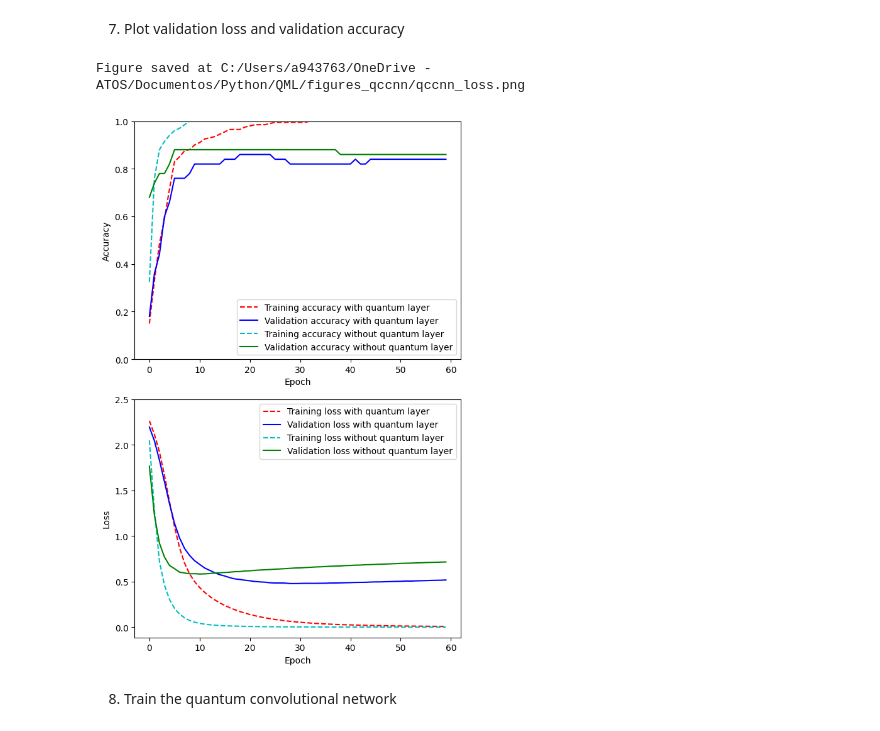
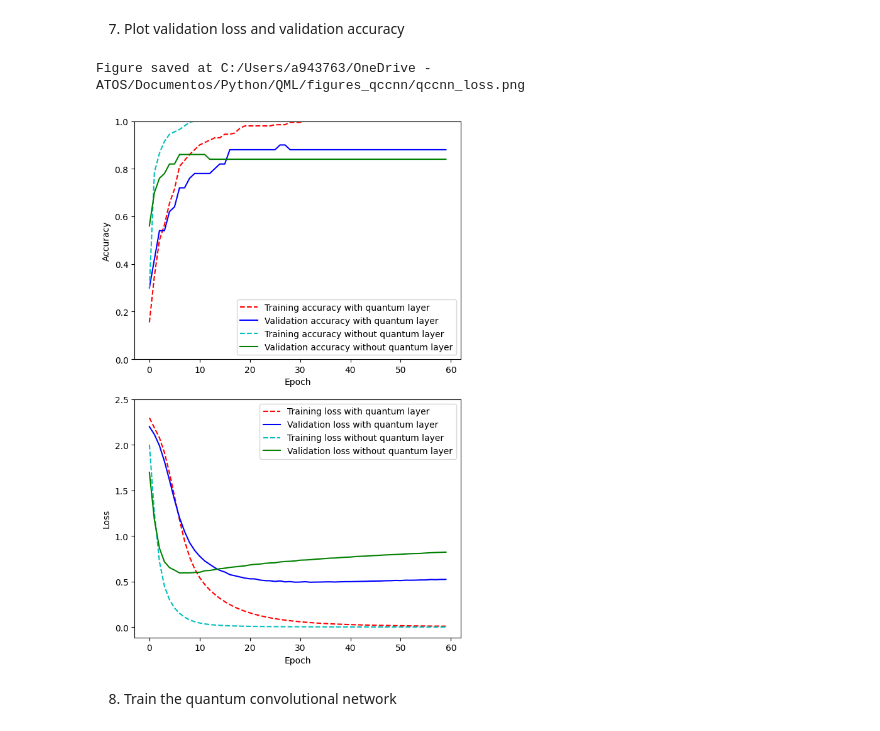
Before and after one commit to cesar-hernando/QML, a Jupyter notebook: qccnn_mnist_new.ipynb, the cells around one changed output. Saved outputs shown, nothing was run; the diff lists cells and outputs as text; code cells hidden in the pictures.

```diff
--- a/qccnn_mnist_new.ipynb
+++ b/qccnn_mnist_new.ipynb
@@ -43,8 +44,8 @@ from myQML import QCCNN, Angle_Encoding
 # %% [markdown]
 1. Load the MNIST dataset, selecting the number of training and test images, and then normalize the image pixels to values between 0 and 1.
 # %%
-n_training_images = 200
-n_test_images = 50
+n_training_images = 300
+n_test_images = 75
 
 mnist_dataset = tf.keras.datasets.mnist
 (train_images, train_labels), (test_images, test_labels) = mnist_dataset.load_data()
@@ -186,9 +187,6 @@ class Custom_QCCNN(QCCNN):
             loss=self.loss,
             metrics=["accuracy"],
         )
-        if self.opt_model_path is not None:
-            # Save the model to the specified path
-            model.save(self.opt_model_path + 'qccnn_model_v0.keras')
 
         return model
 # %% [markdown]
@@ -205,7 +203,7 @@ KeyboardInterrupt:
 # %% [markdown]
 5. Upload the quantum_train_images and quantum_test_images if required and create the qccnn object again
 # %%
-upload = True
+upload = False
 if upload:
     quantum_train_images= np.load(np_arrays_path + "quantum_train_images.npy")
     quantum_test_images = np.load(np_arrays_path + "quantum_test_images.npy")
@@ -252,6 +250,7 @@ Training of the classical convolutional neural network completed.
 7. We now train a classical CNN without any quantumness
 # %%
 ccnn = Custom_QCCNN(n_qubits, device, n_blocks, n_shots, optimizer, loss, learning_rate)
+start = time()
 c_history = ccnn.classical_model().fit(
                 train_images,
                 train_labels,
@@ -260,5 +259,9 @@ c_history = ccnn.classical_model().fit(
                 epochs=n_epochs,
                 verbose=2
                 )
+end = time()
+classical_training_time = end - start
+
+print(f"Training of the classical convolutional neural network completed in {classical_training_time} s.")
 # %% [output]
 Epoch 1/60
@@ -282,10 +285,11 @@ Epoch 60/60
 7. Plot validation loss and validation accuracy
 # %%
 fig_path = 'C:/Users/a943763/OneDrive - ATOS/Documentos/Python/QML/figures_qccnn/'
-qccnn.plot_loss(c_history=c_history, fig_path=fig_path)
+loss_fig_name = 'qccnn_loss_parametersD.png'
+qccnn.plot_loss(c_history=c_history, fig_path=fig_path, fig_name=loss_fig_name)
 # %% [output]
 Figure saved at C:/Users/a943763/OneDrive - ATOS/Documentos/Python/QML/figures_qccnn/qccnn_loss.png
-[figure, old version]
+[figure, new version]
 # %% [markdown]
 8. Train the quantum convolutional network
 # %%
```
Also changed, not shown: parts of 6 cells of this notebook, 2 other files.
